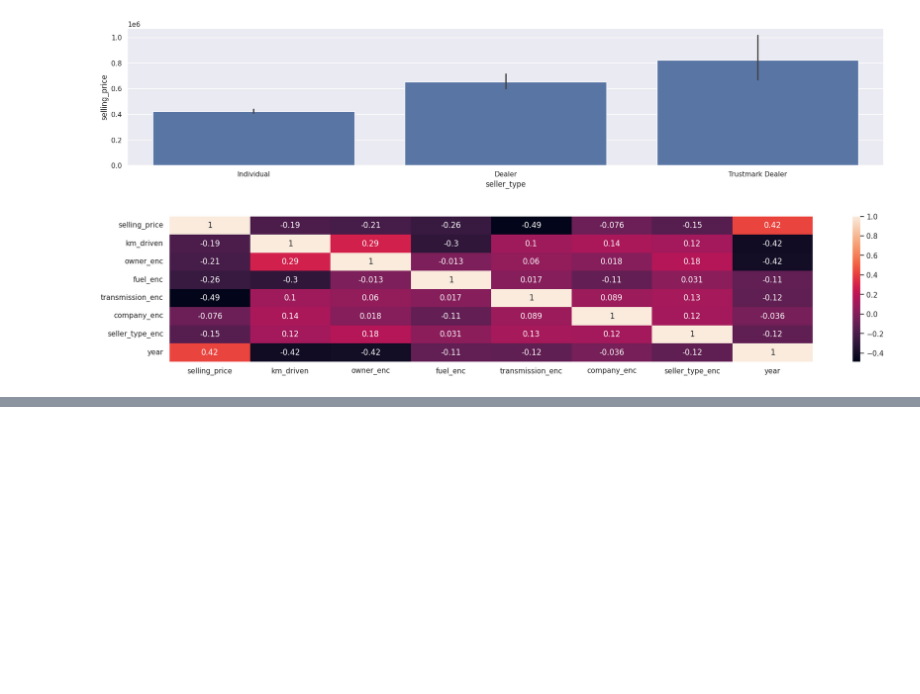
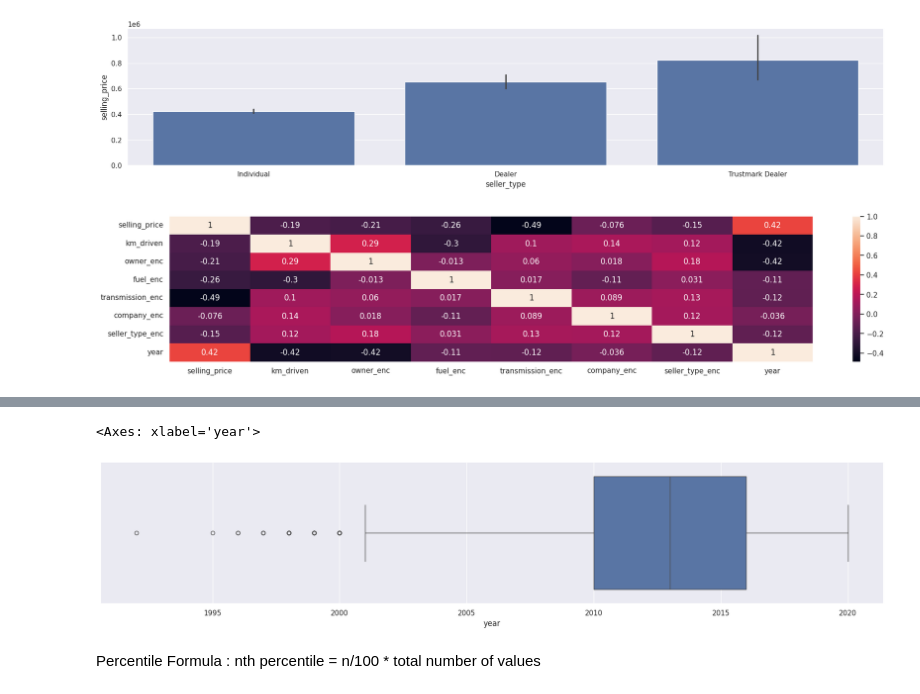
Before and after one commit to dhsingh0815/ML, a Jupyter notebook: Regression/Car.ipynb, the cells around one changed output, grey strips where cells are left out. Drawn from its saved outputs; the diff is of its cells as text; code cells hidden in the pictures; blank space fills up the shorter version.

```diff
--- a/Regression/Car.ipynb
+++ b/Regression/Car.ipynb
@@ -207,0 +256,7 @@ With different feature variable r2_score : </br> year - 0.179 </br> year and tra
+# %%
+sns.boxplot(x=df["year"])
+# %% [output]
+<Axes: xlabel='year'>
+[figure, added]
+# %% [markdown]
+Percentile Formula : nth percentile = n/100 * total number of values
```
Also changed, not shown: parts of 21 cells of this notebook.
